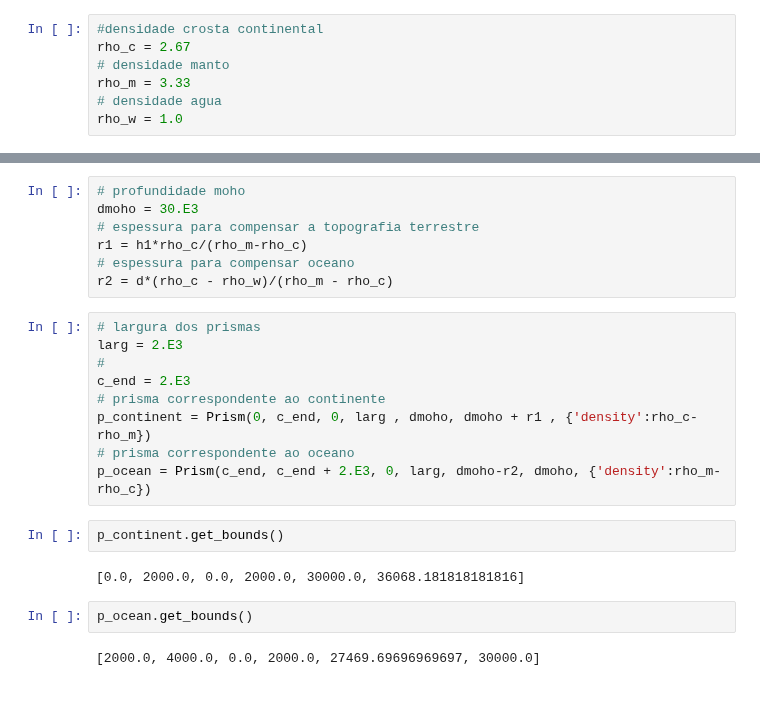
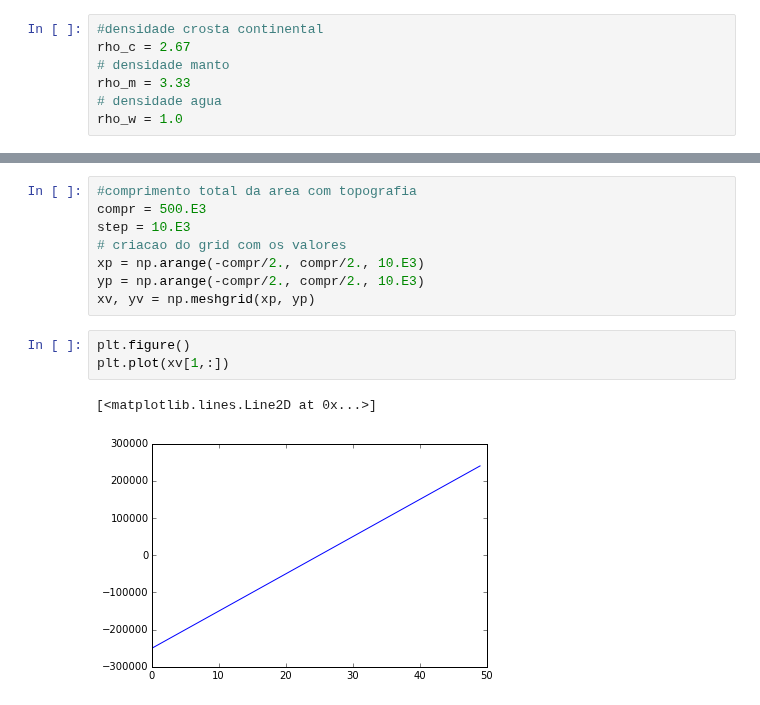
Before and after one commit to victortxa/grav-fitting-study, a Jupyter notebook: calculos_modelo_sintetico.ipynb, the cells around one changed output, grey strips where cells are left out. Drawn from its saved outputs; the diff is of its cells as text.

```diff
--- a/calculos_modelo_sintetico.ipynb
+++ b/calculos_modelo_sintetico.ipynb
@@ -24,24 +18,14 @@ d = 1.0E3
-# %%
-# profundidade moho
-dmoho = 30.E3
-# espessura para compensar a topografia terrestre
-r1 = h1*rho_c/(rho_m-rho_c)
-# espessura para compensar oceano
-r2 = d*(rho_c - rho_w)/(rho_m - rho_c)
-# %%
-# largura dos prismas
-larg = 2.E3
-#
-c_end = 2.E3
-# prisma correspondente ao continente
-p_continent = Prism(0, c_end, 0, larg , dmoho, dmoho + r1 , {'density':rho_c-rho_m})
-# prisma correspondente ao oceano
-p_ocean = Prism(c_end, c_end + 2.E3, 0, larg, dmoho-r2, dmoho, {'density':rho_m-rho_c})
-# %%
-p_continent.get_bounds()
-# %% [output]
-[0.0, 2000.0, 0.0, 2000.0, 30000.0, 36068.181818181816]
-# %%
-p_ocean.get_bounds()
-# %% [output]
-[2000.0, 4000.0, 0.0, 2000.0, 27469.69696969697, 30000.0]
+# %%
+#comprimento total da area com topografia
+compr = 500.E3
+step = 10.E3
+# criacao do grid com os valores
+xp = np.arange(-compr/2., compr/2., 10.E3)
+yp = np.arange(-compr/2., compr/2., 10.E3)
+xv, yv = np.meshgrid(xp, yp)
+# %%
+plt.figure()
+plt.plot(xv[1,:])
+# %% [output]
+[<matplotlib.lines.Line2D at 0x...>]
+[figure, added]
```
Also changed, not shown: parts of 20 cells of this notebook.
